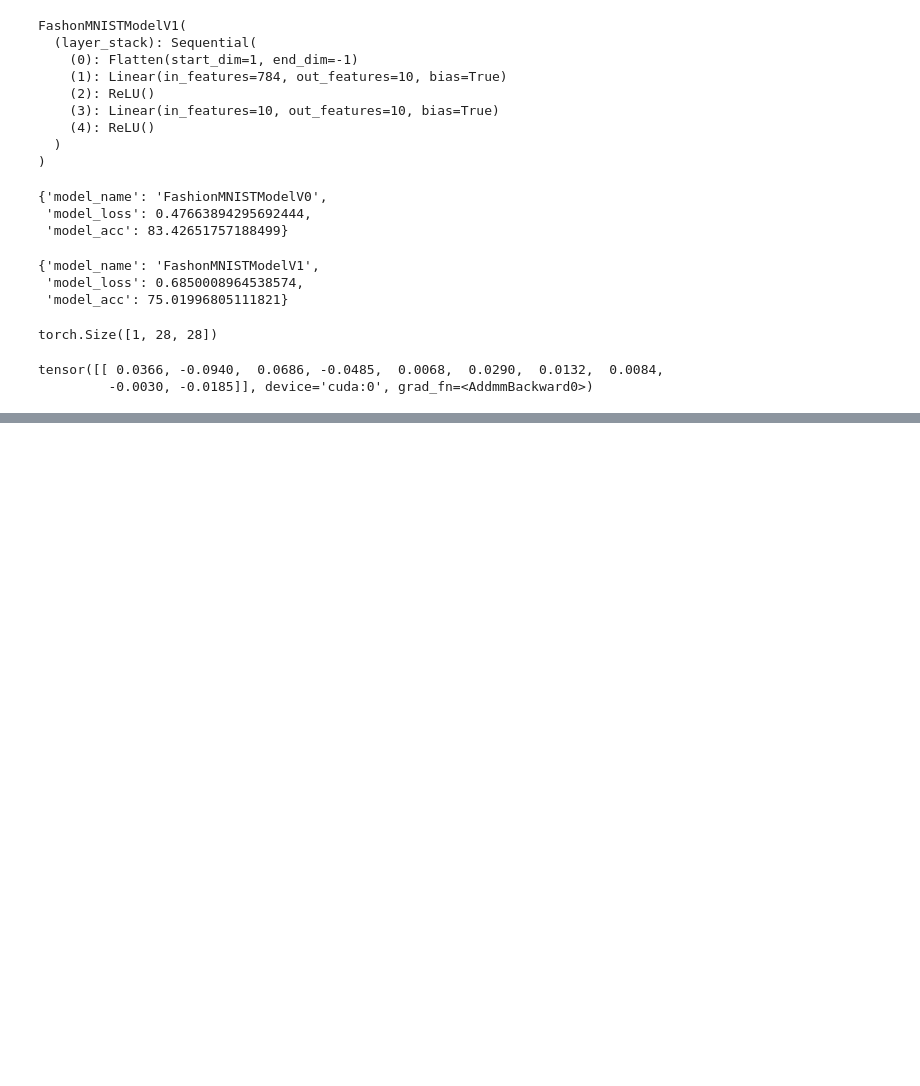
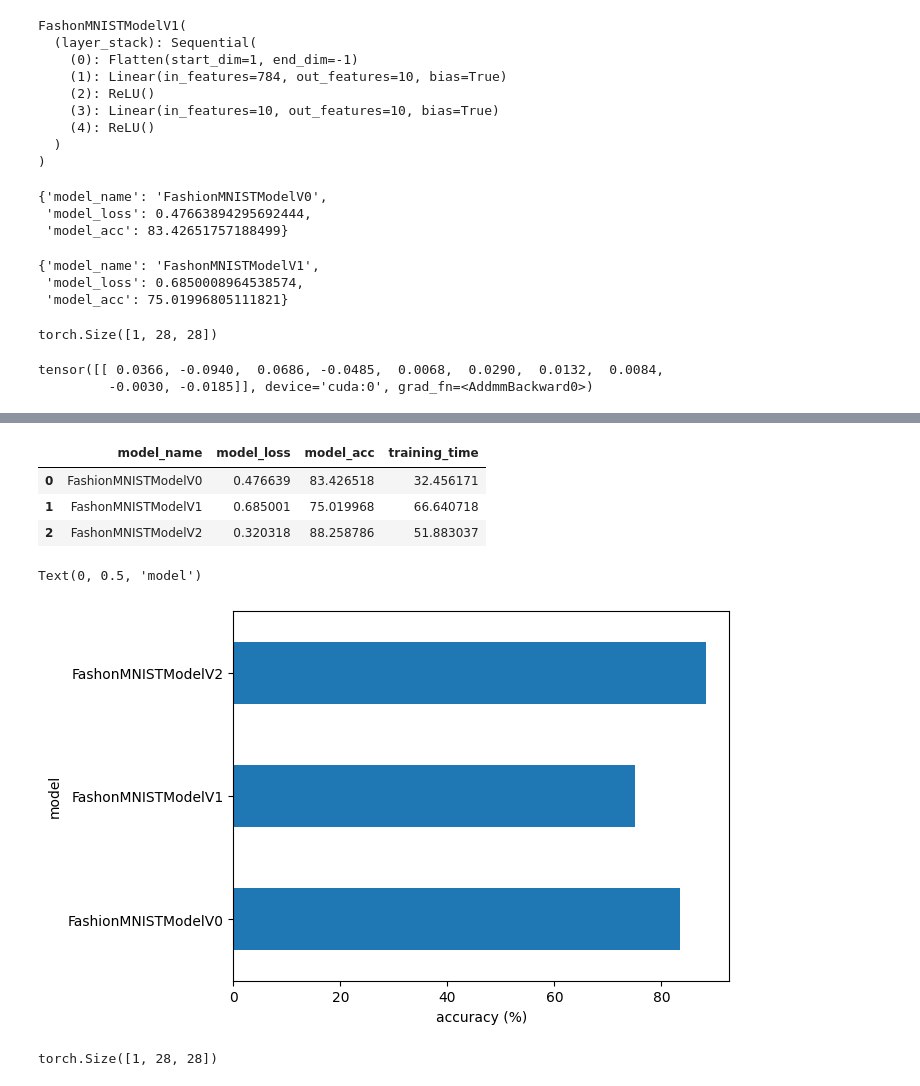
Before and after one commit to Alton01/FashionMNIST_computer_vision_pytorch, a Jupyter notebook: computer_vision_pytorch.ipynb, the cells around one changed output, grey strips where cells are left out. Drawn from its saved outputs; the diff is of its cells as text; code cells hidden in the pictures; blank space fills up the shorter version.

```diff
--- a/computer_vision_pytorch.ipynb
+++ b/computer_vision_pytorch.ipynb
@@ -646,0 +616,21 @@ compare_results
+# %%
+# compare training time across  models
+# add a new column of training time to compare results dataframe.
+compare_results["training_time"] = [total_train_time_model_0,
+                                    total_train_time_model_1,
+                                    total_train_time_model_2]
+compare_results
+# %% [output]
+|  | model_name | model_loss | model_acc | training_time |
+| 0 | FashionMNISTModelV0 | 0.476639 | 83.426518 | 32.456171 |
+| 1 | FashonMNISTModelV1 | 0.685001 | 75.019968 | 66.640718 |
+| 2 | FashonMNISTModelV2 | 0.320318 | 88.258786 | 51.883037 |
+# %%
+# Visualize model results
+
+compare_results.set_index("model_name")["model_acc"].plot(kind="barh") # barh = horizontal  bar chart
+plt.xlabel("accuracy (%)")
+plt.ylabel("model")
+# %% [output]
+Text(0, 0.5, 'model')
+[figure, added]
@@ -646,0 +666,14 @@ compare_results
+# %%
+import random
+random.seed(42)
+test_samples = []
+test_labels = []
+
+for sample, label in random.sample(list(test_data), k=9):
+  test_samples.append(sample)
+  test_labels.append(label)
+
+# View the first sample shape
+test_samples[0].shape
+# %% [output]
+torch.Size([1, 28, 28])
```
Also changed, not shown: parts of 15 cells of this notebook.
